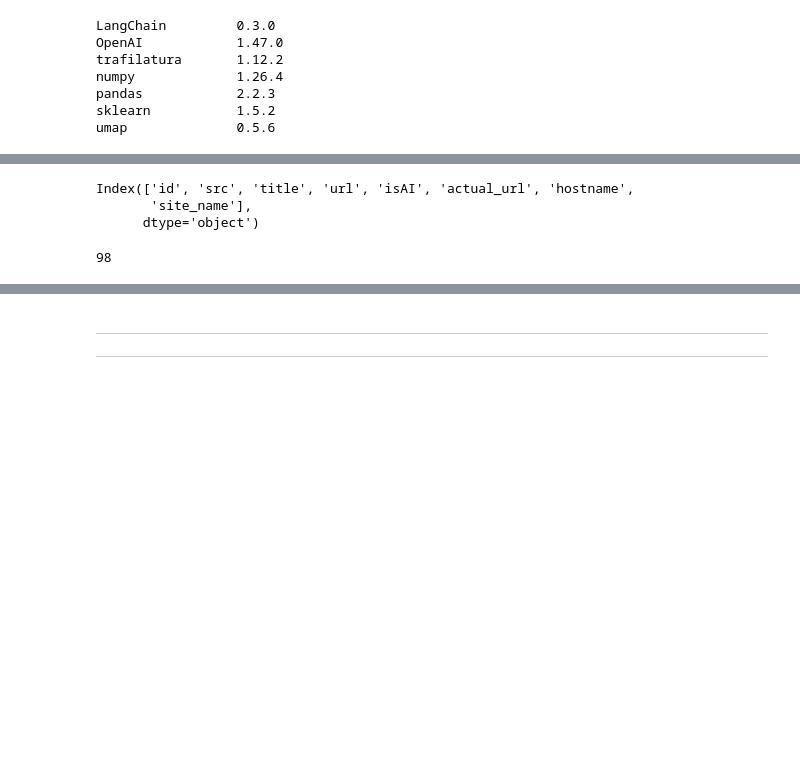
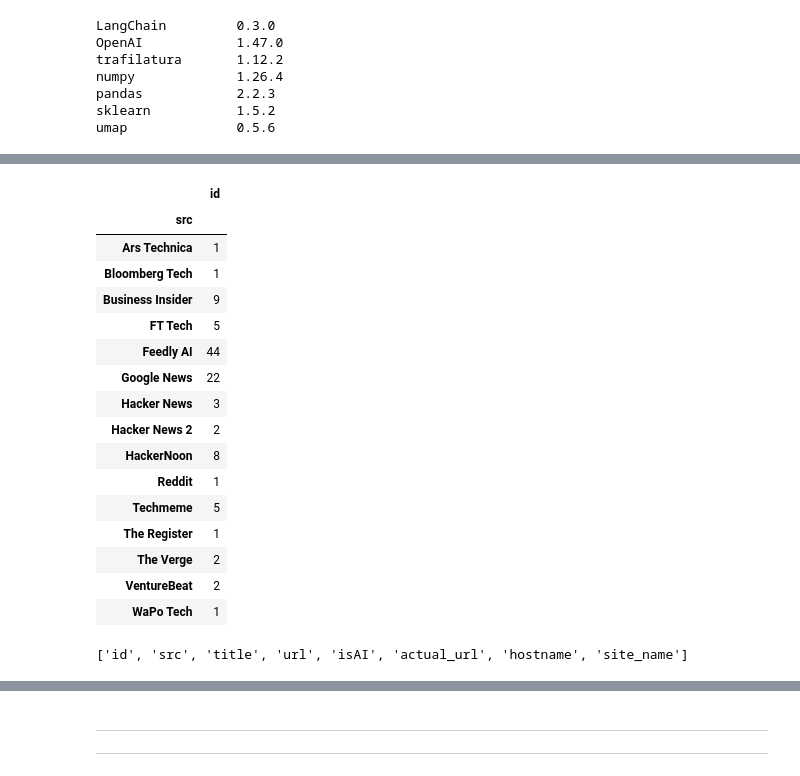
Before and after one commit to druce/AInewsbot, a Jupyter notebook: AInewsbot_langgraph.ipynb, the cells around one changed output, grey strips where cells are left out. Cells and saved outputs as stored; diff of their text form; code cells hidden in the pictures; blank space fills up the shorter version.

```diff
--- a/AInewsbot_langgraph.ipynb
+++ b/AInewsbot_langgraph.ipynb
@@ -547,7 +530,7 @@ def fn_filter_urls(state: AgentState) -> AgentState:
         .drop(columns=['id']) \
         .reset_index() \
         .rename(columns={'index': 'id'})
-    log(f"Found {len(AIdf)} unique AI headlines")
+    log(f"Found {len(AIdf)} unique new headlines")
 
     # structured response format
     json_schema = {
@@ -660,9 +643,8 @@ def fn_filter_urls(state: AgentState) -> AgentState:
 
 
 if DEBUG:
-#     before_date="2024-09-23 10:00:00"
-    before_date = None
     test_state["before_date"] = before_date
-#     test_state["before_date"] = None
     _ = fn_filter_urls(test_state)
+    display(pd.DataFrame(test_state["AIdf"]).groupby('src').count()[['id']])
+    display(list(pd.DataFrame(test_state["AIdf"]).columns))
 # %% [output]
@@ -686,11 +668,21 @@ if DEBUG:
+|  | id |
+| src |  |
+| Ars Technica | 1 |
+| Bloomberg Tech | 1 |
+| Business Insider | 9 |
+| FT Tech | 5 |
+| Feedly AI | 44 |
+| Google News | 22 |
+| Hacker News | 3 |
+| Hacker News 2 | 2 |
+| HackerNoon | 8 |
+| Reddit | 1 |
+| Techmeme | 5 |
+| The Register | 1 |
+| The Verge | 2 |
+| VentureBeat | 2 |
+| WaPo Tech | 1 |
+['id', 'src', 'title', 'url', 'isAI', 'actual_url', 'hostname', 'site_name']
-# %%
-print(pd.DataFrame(test_state['AIdf']).columns)
-len(pd.DataFrame(test_state['AIdf']))
-# %% [output]
-Index(['id', 'src', 'title', 'url', 'isAI', 'actual_url', 'hostname',
-       'site_name'],
-      dtype='object')
-98
 # %%
 # Function for topic extraction
 
```
Also changed, not shown: parts of 30 cells of this notebook, 4 other files.
